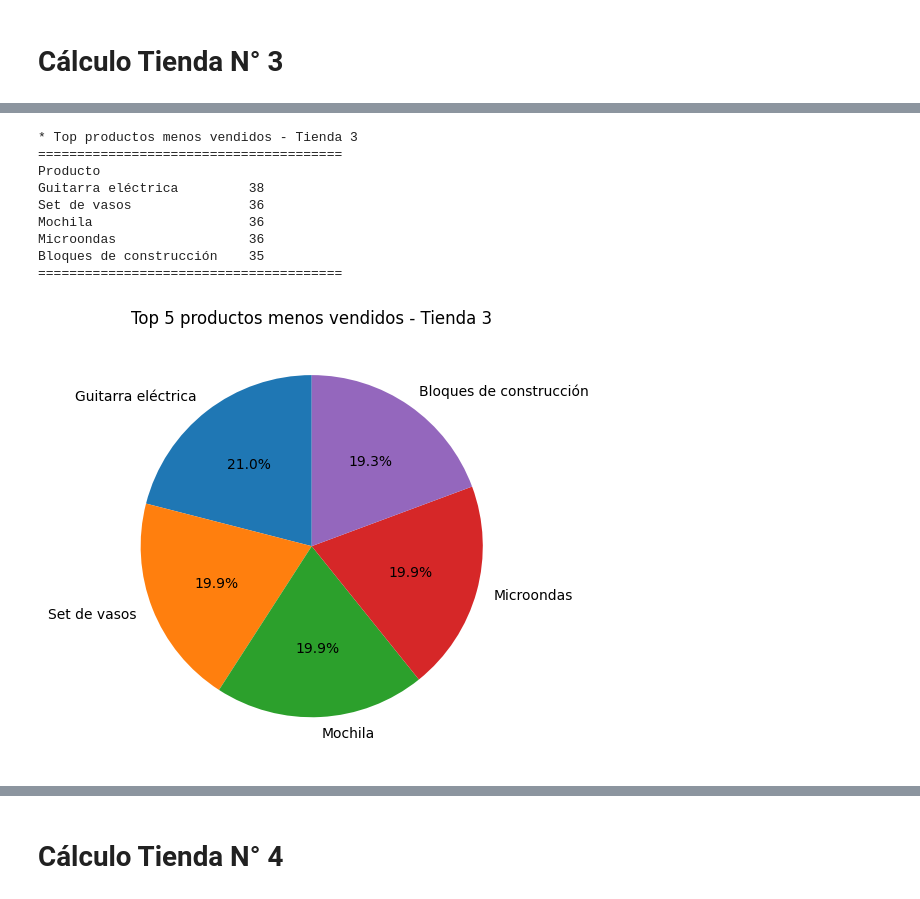
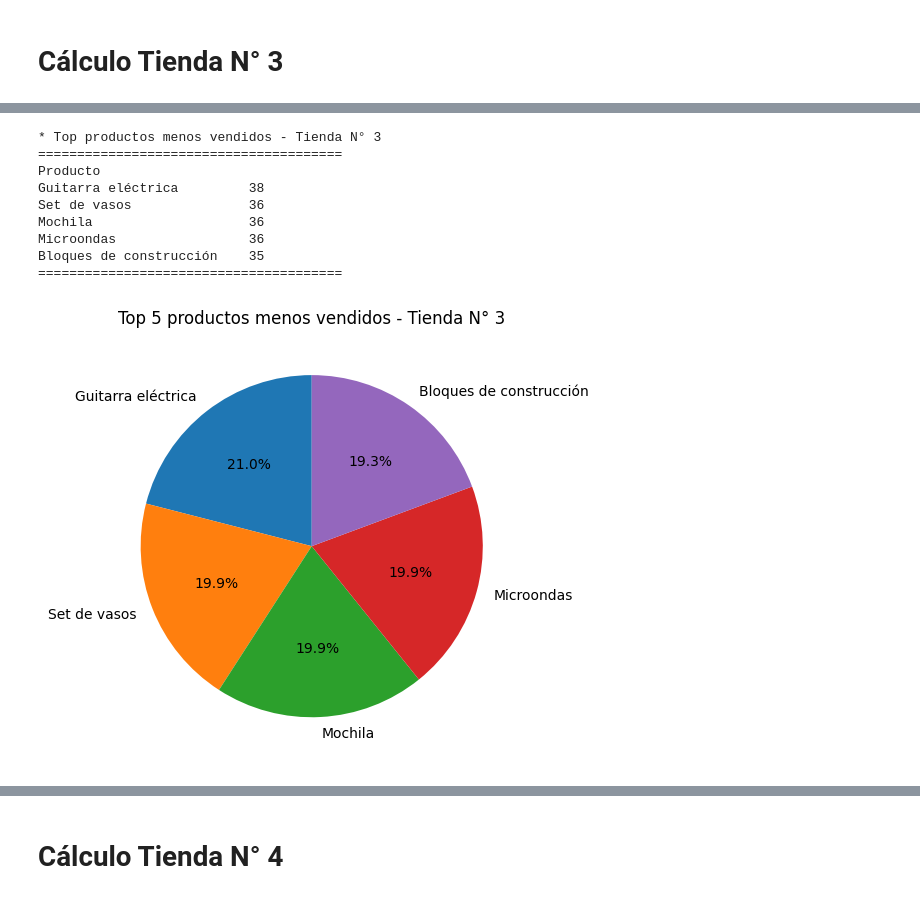
Before and after one commit to JoseIng-EO/challenge-alura-store, a Jupyter notebook: AluraStoreLatam.ipynb, the cells around one changed output, grey strips where cells are left out. Cells and saved outputs as stored; diff of their text form; code cells hidden in the pictures.

```diff
--- a/AluraStoreLatam.ipynb
+++ b/AluraStoreLatam.ipynb
@@ -323,32 +335,32 @@ Mesa de noche      55
 # %%
 #Top 5 de los productos menos vendidos en la Tienda N° 3
 tienda3_ventas = tienda3["Producto"].value_counts()
 
-print("* Top productos menos vendidos - Tienda 3")
+print("* Top productos menos vendidos - Tienda N° 3")
 print("=======================================")
 print(tienda3_ventas.tail().to_string(name=False, dtype=False))
 print("=======================================")
 
 # Gráfico de barras horizontal
 tienda3_ventas.tail(5).plot(
     kind="pie",
-    title="Top 5 productos menos vendidos - Tienda 3",
+    title="Top 5 productos menos vendidos - Tienda N° 3",
     autopct='%1.1f%%',
     startangle=90,
     legend=False,
     ylabel=''
 )
 
 plt.tight_layout()
 plt.show()
 # %% [output]
-* Top productos menos vendidos - Tienda 3
+* Top productos menos vendidos - Tienda N° 3
 =======================================
 Producto
 Guitarra eléctrica         38
 Set de vasos               36
 Mochila                    36
 Microondas                 36
 Bloques de construcción    35
 =======================================
-[figure, old version]
+[figure, new version]
```
Also changed, not shown: parts of 28 cells of this notebook.
